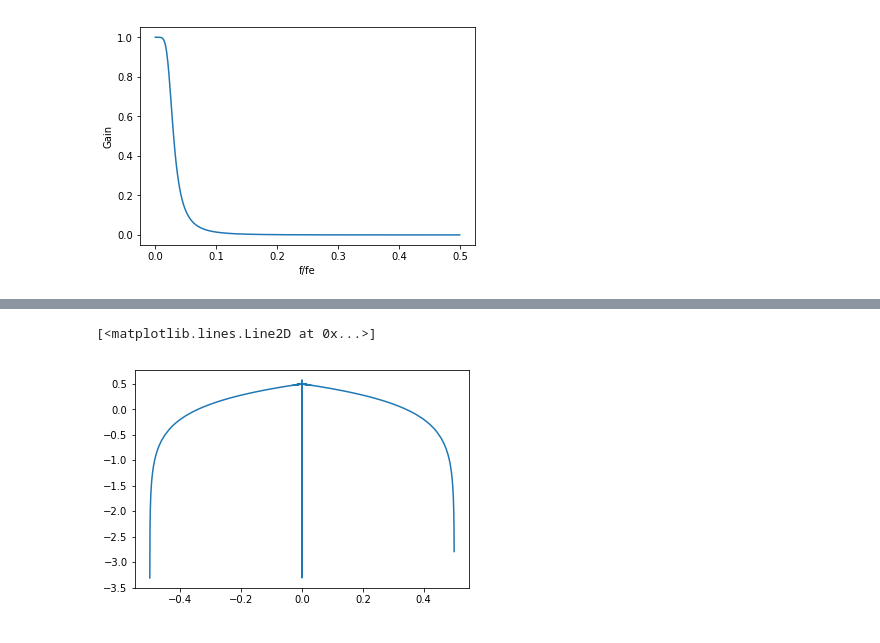
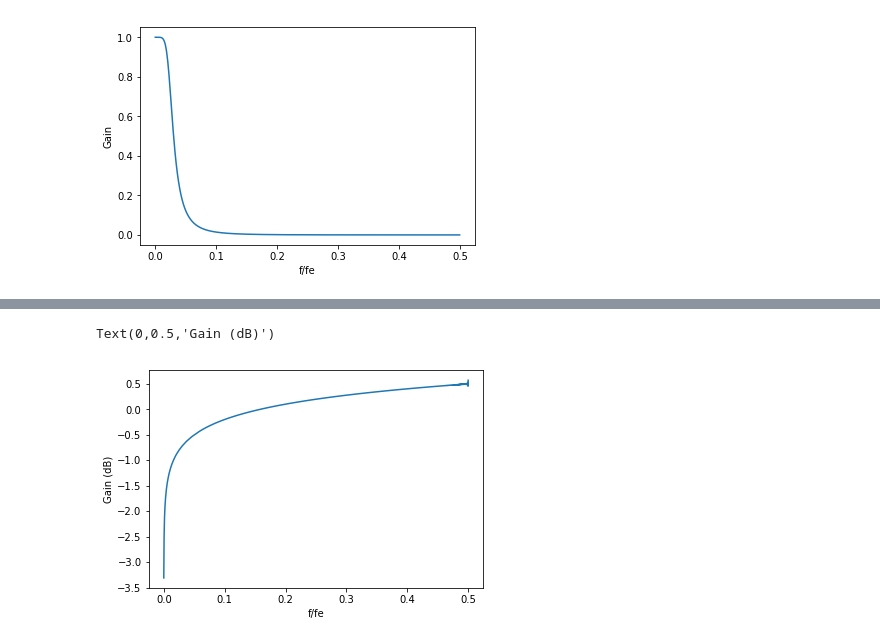
Before and after one commit to GregoirePacreau/ProjetTS, a Jupyter notebook: Projet 4 - ECG/projet.ipynb, the cells around one changed output, grey strips where cells are left out. Drawn from its saved outputs; the diff is of its cells as text; code cells hidden in the pictures.

```diff
--- a/Projet 4 - ECG/projet.ipynb
+++ b/Projet 4 - ECG/projet.ipynb
@@ -338,6 +379,6 @@ y_A = [ecg[i][0] for i in range(0,N)]
 # %%
 #Moindres carrés pour obtenir à partir de L échantillons consécutifs de y_T et l'échantillon présent de y_A, les L paramètres du filtre h et x_F[n]
-L = 5 #ordre du filtre
+L = 10 #ordre du filtre
 x_F = [0] * (N - L) # pour estimer x_F[n], on a besoin des L échantillons précédents de y_T
 h = [[0 for i in range(0,L)] for j in range(0,N-L)]
 for n in range(0,N-L):
@@ -350,3 +391,17 @@ for n in range(0,N-L):
 # %% [output]
 To use the future default and silence this warning we advise to pass `rcond=None`, to keep using the old, explicitly pass `rcond=-1`.
   if __name__ == '__main__':
+# %%
+#Moindres carrés pour obtenir à partir de L échantillons consécutifs de y_T et l'échantillon présent de y_A, les L paramètres du filtre h et x_F[n]
+L = 5 #ordre du filtre
+x_F2 = [0] * (N - L) # pour estimer x_F[n], on a besoin des L échantillons précédents de y_T
+h2 = [[0 for i in range(0,L)] for j in range(0,N-L)]
+for n in range(0,N-L):
+    b = [y_A[n]]
+    a = [[y_T[n-i] for i in range(0,L)]]
+    lst_sqr = np.linalg.lstsq(a,b)
+    diff = b[0]
+    for k in range(0,L):
+        diff -= lst_sqr[0][k]*a[0][k]
+    x_F2[n] = diff
+    h2[n] = lst_sqr[0][0:L]
@@ -352,0 +410,19 @@ To use the future default and silence this warning we advise to pass `rcond=None
+# %%
+#Moindres carrés pour obtenir à partir de L échantillons consécutifs de y_T et l'échantillon présent de y_A, les L paramètres du filtre h et x_F[n]
+L = 5 #ordre du filtre
+K = (N-L)
+x_F2 = [0] * (N - L) # pour estimer x_F[n], on a besoin des L échantillons précédents de y_T
+h2 = [[0 for i in range(0,L)] for j in range(0,(N-L)/K)]
+for n in range(0,(N-L)/K):
+    b = []
+    a = []
+    for k in range(0,K):
+        b.append(y_A[n+k])
+        a.append([y_T[n-i+k] for i in range(0,L)])
+    lst_sqr = np.linalg.lstsq(a,b)
+    for k in range(0,K):
+        diff = b[k]
+        for j in range(0,L):
+            diff -= lst_sqr[0][j]*a[k][j]
+        x_F2[n*K+k] = diff
+    h2[n] = lst_sqr[0][0:L]
@@ -391,7 +505,7 @@ plt.show()
 plt.xlabel('Frequence reduite')
 plt.ylabel('Amplitude')
 
-
+N = len(x_F)
 fft = np.fft.fft(x_F)
 
 f = np.linspace(-1/2.,1/2.,N)
@@ -451,19 +588,22 @@ plt.legend(('Signal initial', 'Double alternance'))
 # %%
 #Dérivée du sinus cardinal : (sinc t)' = (cos(pi*t)/t) - (sin(pi*t)/(pi*t^2)) si t non nul, 0 sinon
 #On estime le filtre dérivateur par un filtre causal en prenant M échantillons autour de 0 de sinct' à période Te.
 Te = 1
 M = 2*N
 h = [0 for k in range(0,M)]
 for k in range(-M/2,M/2):
     if k==0:
         h[k]=0
     else:
         h[k]=(math.cos(math.pi*Te*k)/(Te*k)) - (math.sin(math.pi*Te*k)/(math.pi*(Te*k)**2))
 
 #Visualisons la réponse en fréquence du filtre
-f = np.linspace(-1/2.,1/2.,M)
-plt.plot(f, np.log10(np.absolute(np.fft.fft(h))))
+f = np.linspace(0,1/2.,M/2)
+plt.plot(f, np.log10(np.absolute(np.fft.fft(h)))[0:M/2])
+
+plt.xlabel('f/fe')
+plt.ylabel('Gain (dB)')
 # %% [output]
-[<matplotlib.lines.Line2D at 0x...>]
+Text(0,0.5,'Gain (dB)')
-[figure, old version]
+[figure, new version]
 # %%
```
Also changed, not shown: parts of 24 cells of this notebook.
